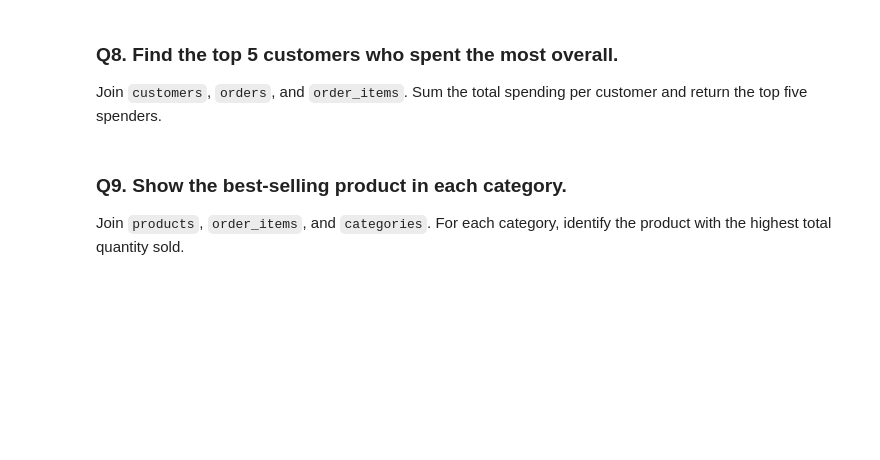
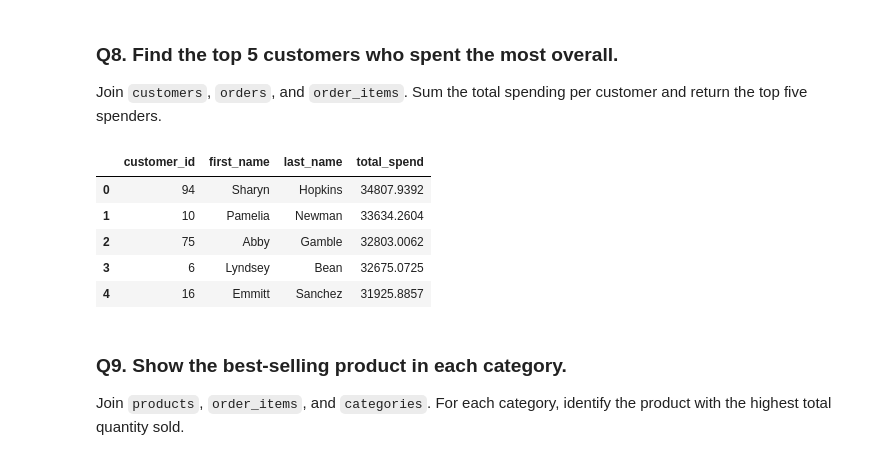
Before and after one commit to jmlax123/DataAnalysisModule3, a Jupyter notebook: Week3/workflow_practice.ipynb, the cells around one changed output. Saved outputs shown, nothing was run; the diff lists cells and outputs as text; code cells hidden in the pictures; blank space fills up the shorter version.

```diff
--- a/Week3/workflow_practice.ipynb
+++ b/Week3/workflow_practice.ipynb
@@ -271,8 +303,29 @@ Join `customers`, `orders`, and `order_items`. Sum the total spending per custom
 # %%
 # Your query here
 query8 = """
+    SELECT
+        c.customer_id,
+        c.first_name,
+        c.last_name,
+        SUM(oi.quantity * oi.list_price * (1 - oi.discount)) AS total_spend
+    FROM orders o
+    LEFT JOIN customers c ON o.customer_id = c.customer_id
+    LEFT JOIN order_items oi ON o.order_id = oi.order_id
+    GROUP BY
+        c.customer_id,
+        c.first_name,
+        c.last_name
+    ORDER BY total_spend DESC
+    LIMIT 5;
 """
 pd.read_sql(query8, connection)
+# %% [output]
+|  | customer_id | first_name | last_name | total_spend |
+| 0 | 94 | Sharyn | Hopkins | 34807.9392 |
+| 1 | 10 | Pamelia | Newman | 33634.2604 |
+| 2 | 75 | Abby | Gamble | 32803.0062 |
+| 3 | 6 | Lyndsey | Bean | 32675.0725 |
+| 4 | 16 | Emmitt | Sanchez | 31925.8857 |
 # %% [markdown]
 ### Q9. Show the best-selling product in each category.
 
```
Also changed, not shown: parts of 9 cells of this notebook.
